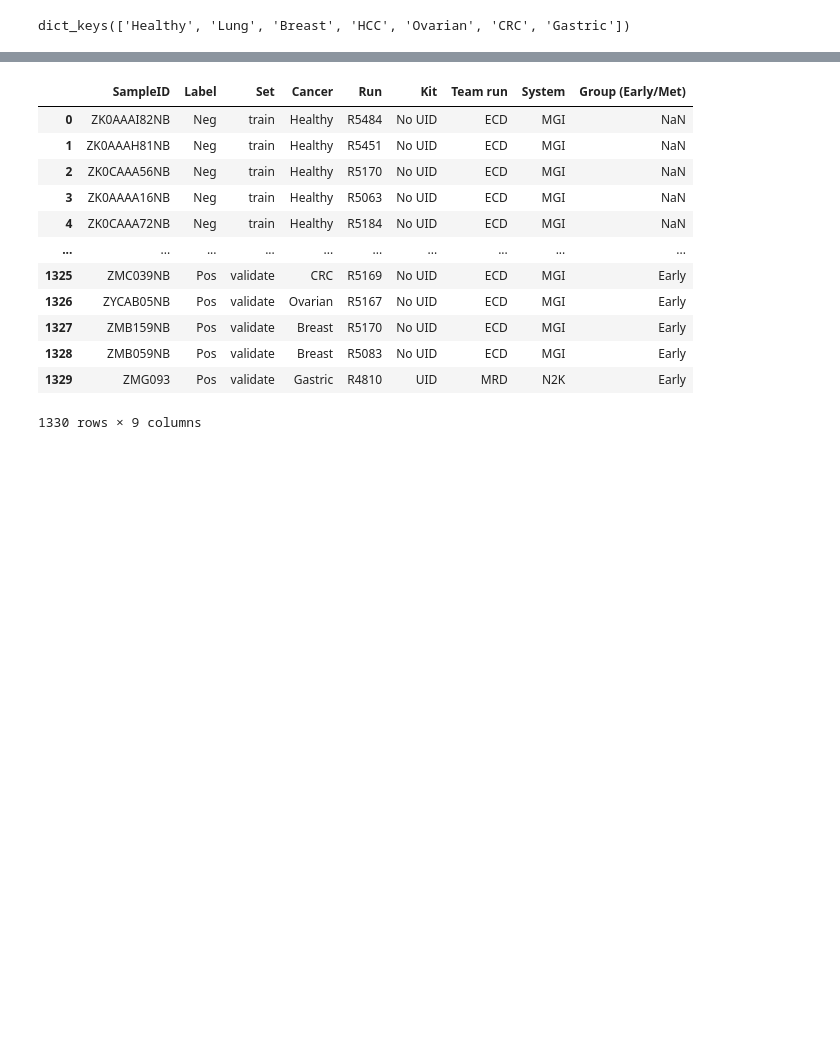
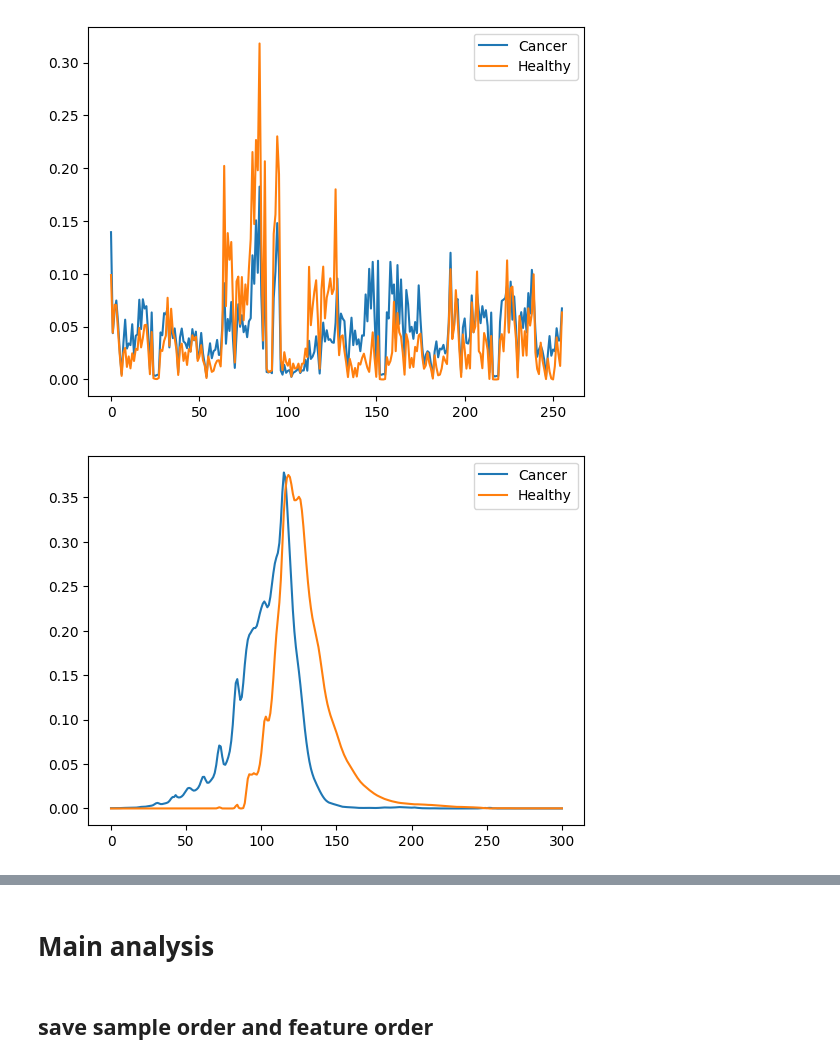
Before and after one commit to hieunguyen4193/gs-mrd, a Jupyter notebook: v0.2/01_generate_baseModels.ipynb, the cells around one changed output, grey strips where cells are left out. Cells and saved outputs as stored; diff of their text form; code cells hidden in the pictures; blank space fills up the shorter version.

```diff
--- a/v0.2/01_generate_baseModels.ipynb
+++ b/v0.2/01_generate_baseModels.ipynb
@@ -80,4 +100,54 @@ final_features = dict()
 # %%
-samplelist.keys()
+
+train_features = dict()
+
+for input_feature in ["EM", "FLEN", "NUCLEOSOME"]:
+    ##### generate average FEATURE in all control samples in this batch
+    inputdf = train_featuredf[input_feature].copy().set_index("SampleID").T
+    inputdf["Healthy"] = inputdf[train_samplelist["Healthy"]].mean(axis = 1)
+    inputdf[["Healthy"]].to_csv(f"{path_to_model_files}/Healthy_reference_{input_feature}.csv")
+    inputdf = inputdf.drop("Healthy", axis = 1)
+
+    ##### calculate OT barycenters
+    if input_feature == "EM":
+        baryl2 = calculate_barycenter(inputdf = train_featuredf[input_feature].set_index("SampleID").T,
+                                      samplelist = train_samplelist,
+                                      n = inputdf.shape[0], show_plot=False, M = M_EM)
+    else:
+        baryl2 = calculate_barycenter(inputdf = train_featuredf[input_feature].set_index("SampleID").T,
+                                      samplelist = train_samplelist,
+                                      n = inputdf.shape[0], show_plot=False, M = None)
+    pd.DataFrame(data = baryl2, columns = ["baryl2"]).to_csv(f"{path_to_model_files}/Healthy_OT_{input_feature}_baryl2.csv", index = False)
+
+    ##### NMF models
+    X = train_featuredf[input_feature].set_index("SampleID")
+    model = NMF(n_components=2, init='random', random_state=0, solver = "mu")
+    W = model.fit_transform(X.to_numpy())
+    H = model.components_
+    nmfdf = pd.DataFrame(data = W, columns = ["V1", "V2"])
+    nmfdf["SampleID"] = list(X.index)
+    nmfdf["V1_scale"] = nmfdf[["V1", "V2"]].apply(lambda x: x[0]/sum(x), axis = 1)
+    nmfdf["V2_scale"] = nmfdf[["V1", "V2"]].apply(lambda x: x[1]/sum(x), axis = 1)
+    nmfdf = nmfdf.merge(metadata, right_on = "SampleID", left_on = "SampleID")
+    sns.lineplot(H[0, ], label = "Cancer")
+    sns.lineplot(H[1, ], label = "Healthy")
+    plt.legend()
+    plt.show()
+
+    signal1 = [i for i,j in enumerate(H[0, ]) if j == np.max(H[0, ])][0]
+    signal2 = [i for i,j in enumerate(H[1, ]) if j == np.max(H[1, ])][0]
+
+    if (signal1 < signal2):
+        nmf_signal_cancer = 1
+    else:
+        nmf_signal_cancer = 2
+    pd.DataFrame(data = [nmf_signal_cancer], columns = ["nmf_signal_cancer"]).to_csv(f"{path_to_model_files}/NMF_{input_feature}_cancer_signal.csv")
+    filename = os.path.join(path_to_model_files, f'NMF_{input_feature}.sav')
+    pickle.dump(model, open(filename, 'wb'))
+
+    tmpdf = nmfdf[["SampleID", f"V{nmf_signal_cancer}_scale"]].copy()
+    tmpdf.columns = ["SampleID", f"NMF_{input_feature}_{nmf_signal_cancer}"]
+    train_features[f"NMF_{input_feature}_{nmf_signal_cancer}"] = tmpdf.copy()
 # %% [output]
-dict_keys(['Healthy', 'Lung', 'Breast', 'HCC', 'Ovarian', 'CRC', 'Gastric'])
+[figure, added]
+[figure, added]
@@ -84,16 +155,4 @@ dict_keys(['Healthy', 'Lung', 'Breast', 'HCC', 'Ovarian', 'CRC', 'Gastric'])
-# %%
-metadata
-# %% [output]
-|  | SampleID | Label | Set | Cancer | Run | Kit | Team run | System | Group (Early/Met) |
-| 0 | ZK0AAAI82NB | Neg | train | Healthy | R5484 | No UID | ECD | MGI | NaN |
-| 1 | ZK0AAAH81NB | Neg | train | Healthy | R5451 | No UID | ECD | MGI | NaN |
-| 2 | ZK0CAAA56NB | Neg | train | Healthy | R5170 | No UID | ECD | MGI | NaN |
-| 3 | ZK0AAAA16NB | Neg | train | Healthy | R5063 | No UID | ECD | MGI | NaN |
-| 4 | ZK0CAAA72NB | Neg | train | Healthy | R5184 | No UID | ECD | MGI | NaN |
-| ... | ... | ... | ... | ... | ... | ... | ... | ... | ... |
-| 1325 | ZMC039NB | Pos | validate | CRC | R5169 | No UID | ECD | MGI | Early |
-| 1326 | ZYCAB05NB | Pos | validate | Ovarian | R5167 | No UID | ECD | MGI | Early |
-| 1327 | ZMB159NB | Pos | validate | Breast | R5170 | No UID | ECD | MGI | Early |
-| 1328 | ZMB059NB | Pos | validate | Breast | R5083 | No UID | ECD | MGI | Early |
-| 1329 | ZMG093 | Pos | validate | Gastric | R4810 | UID | MRD | N2K | Early |
-1330 rows × 9 columns
+# %% [markdown]
+# Main analysis
+# %% [markdown]
+## save sample order and feature order
```
Also changed, not shown: parts of 16 cells of this notebook, 26 other files.
